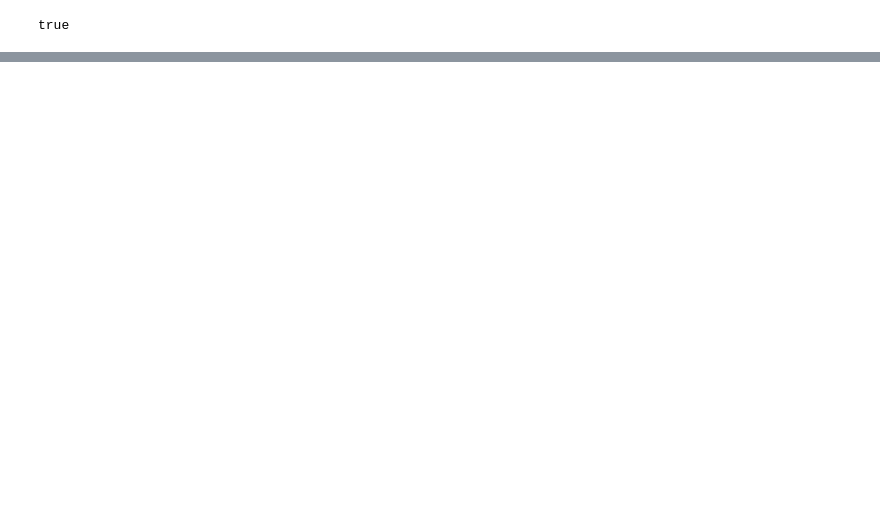
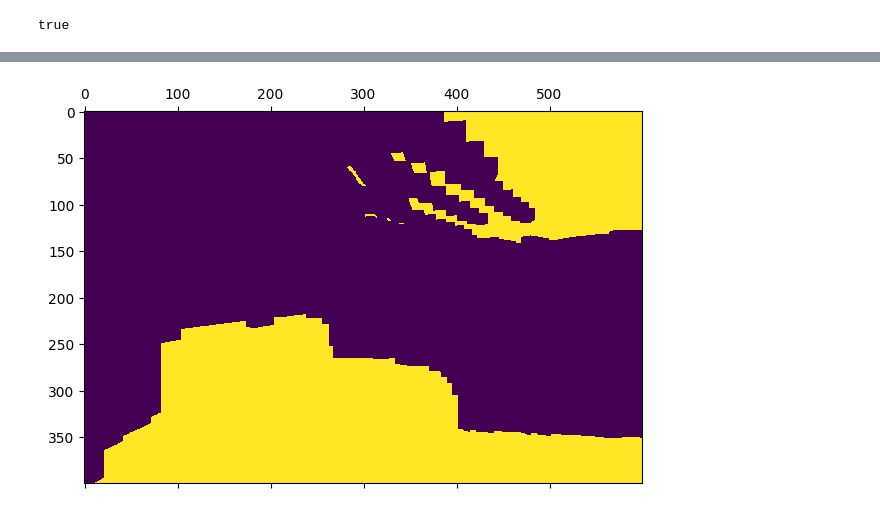
Before and after one commit to probcomp/InverseGraphics, a Jupyter notebook: notebooks/generative_model_scene_001.ipynb, the cells around one changed output, grey strips where cells are left out. Cells and saved outputs as stored; diff of their text form; code cells hidden in the pictures; blank space fills up the shorter version.

```diff
--- a/notebooks/generative_model_scene_001.ipynb
+++ b/notebooks/generative_model_scene_001.ipynb
@@ -210,0 +287,5 @@ GL.view_depth_image(clamp.(depth_image, 0.0, 200.0))
+# %%
+diff = depth_image - depth_map_gt
+PyCall.py"matshow"(diff)
+# %% [output]
+[figure, added]
```
Also changed, not shown: parts of 15 cells of this notebook.
